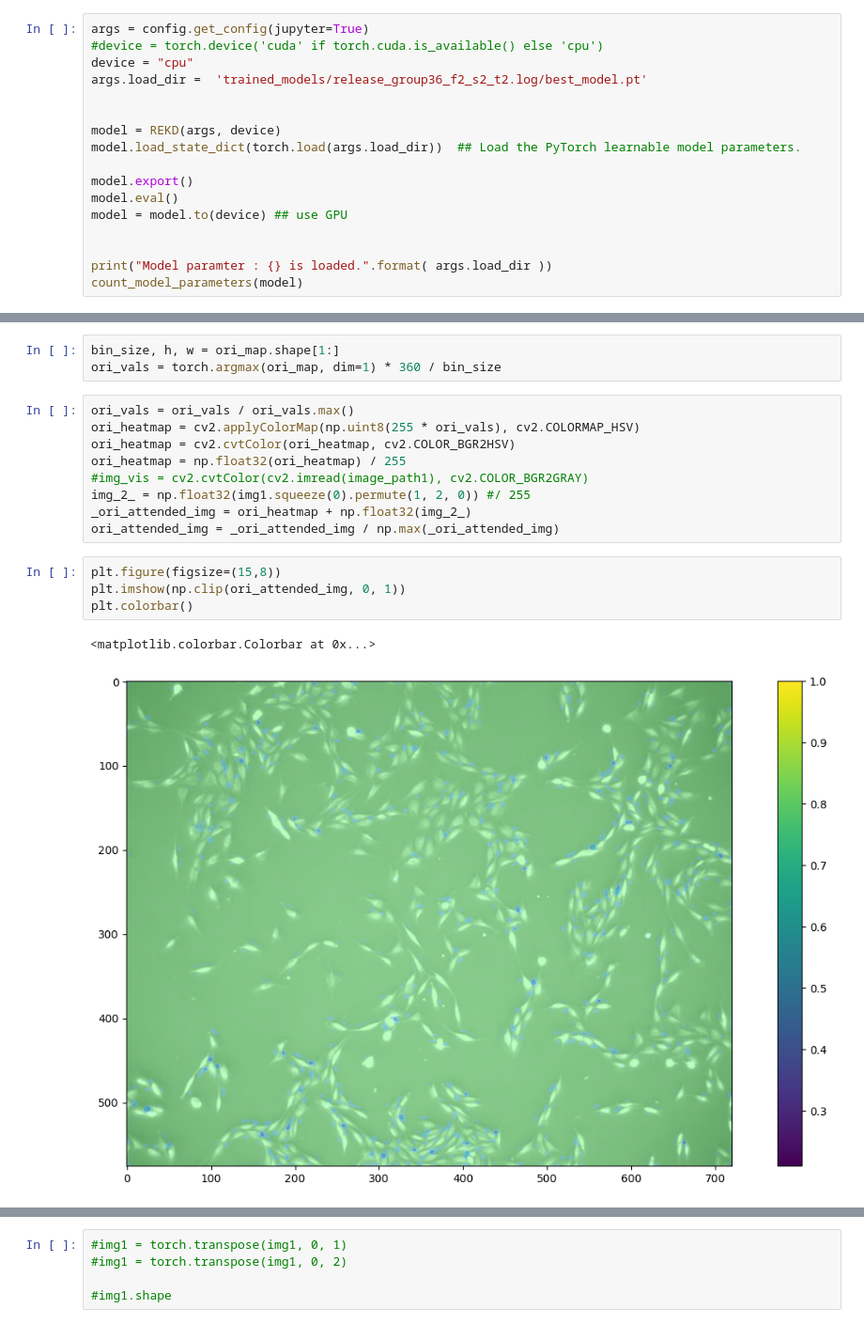
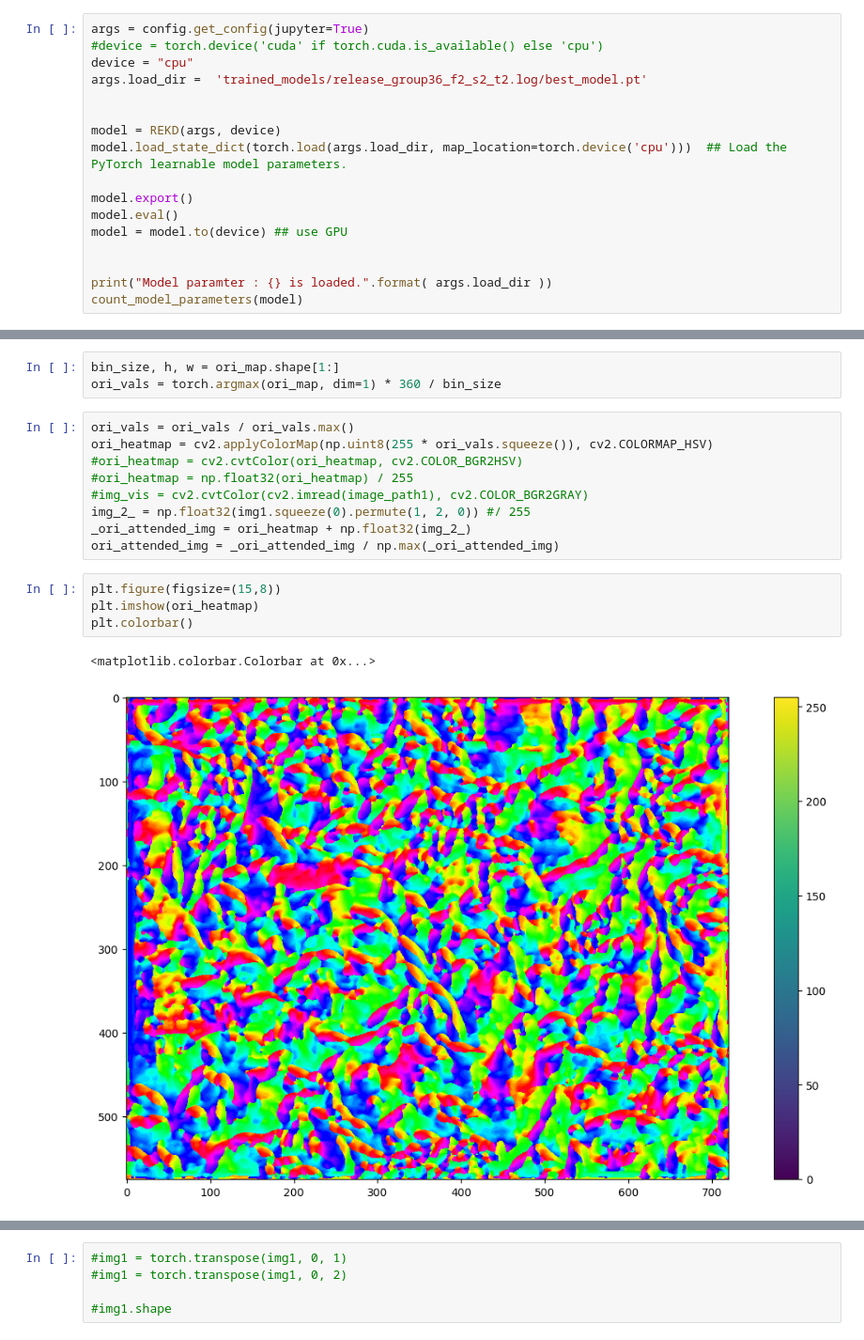
Before and after one commit to joonpark2019/GroupEquivariantCNN, a Jupyter notebook: REKD/sample_demo.ipynb, the cells around one changed output, grey strips where cells are left out. Shown at 94% size. Cells and saved outputs as stored; diff of their text form.

```diff
--- a/REKD/sample_demo.ipynb
+++ b/REKD/sample_demo.ipynb
@@ -13,7 +15,7 @@ args.load_dir =  'trained_models/release_group36_f2_s2_t2.log/best_model.pt'
 
 
 model = REKD(args, device)
-model.load_state_dict(torch.load(args.load_dir))  ## Load the PyTorch learnable model parameters.
+model.load_state_dict(torch.load(args.load_dir, map_location=torch.device('cpu')))  ## Load the PyTorch learnable model parameters.
 
 model.export()
 model.eval()
@@ -75,17 +93,17 @@ bin_size, h, w = ori_map.shape[1:]
 ori_vals = torch.argmax(ori_map, dim=1) * 360 / bin_size
 # %%
 ori_vals = ori_vals / ori_vals.max()
-ori_heatmap = cv2.applyColorMap(np.uint8(255 * ori_vals), cv2.COLORMAP_HSV)
-ori_heatmap = cv2.cvtColor(ori_heatmap, cv2.COLOR_BGR2HSV)
-ori_heatmap = np.float32(ori_heatmap) / 255
+ori_heatmap = cv2.applyColorMap(np.uint8(255 * ori_vals.squeeze()), cv2.COLORMAP_HSV)
+#ori_heatmap = cv2.cvtColor(ori_heatmap, cv2.COLOR_BGR2HSV)
+#ori_heatmap = np.float32(ori_heatmap) / 255
 #img_vis = cv2.cvtColor(cv2.imread(image_path1), cv2.COLOR_BGR2GRAY)
 img_2_ = np.float32(img1.squeeze(0).permute(1, 2, 0)) #/ 255
 _ori_attended_img = ori_heatmap + np.float32(img_2_)
 ori_attended_img = _ori_attended_img / np.max(_ori_attended_img)
 # %%
 plt.figure(figsize=(15,8))
-plt.imshow(np.clip(ori_attended_img, 0, 1))
+plt.imshow(ori_heatmap)
 plt.colorbar()
 # %% [output]
 <matplotlib.colorbar.Colorbar at 0x...>
-[figure, old version]
+[figure, new version]
```
Also changed, not shown: parts of 23 cells of this notebook.
